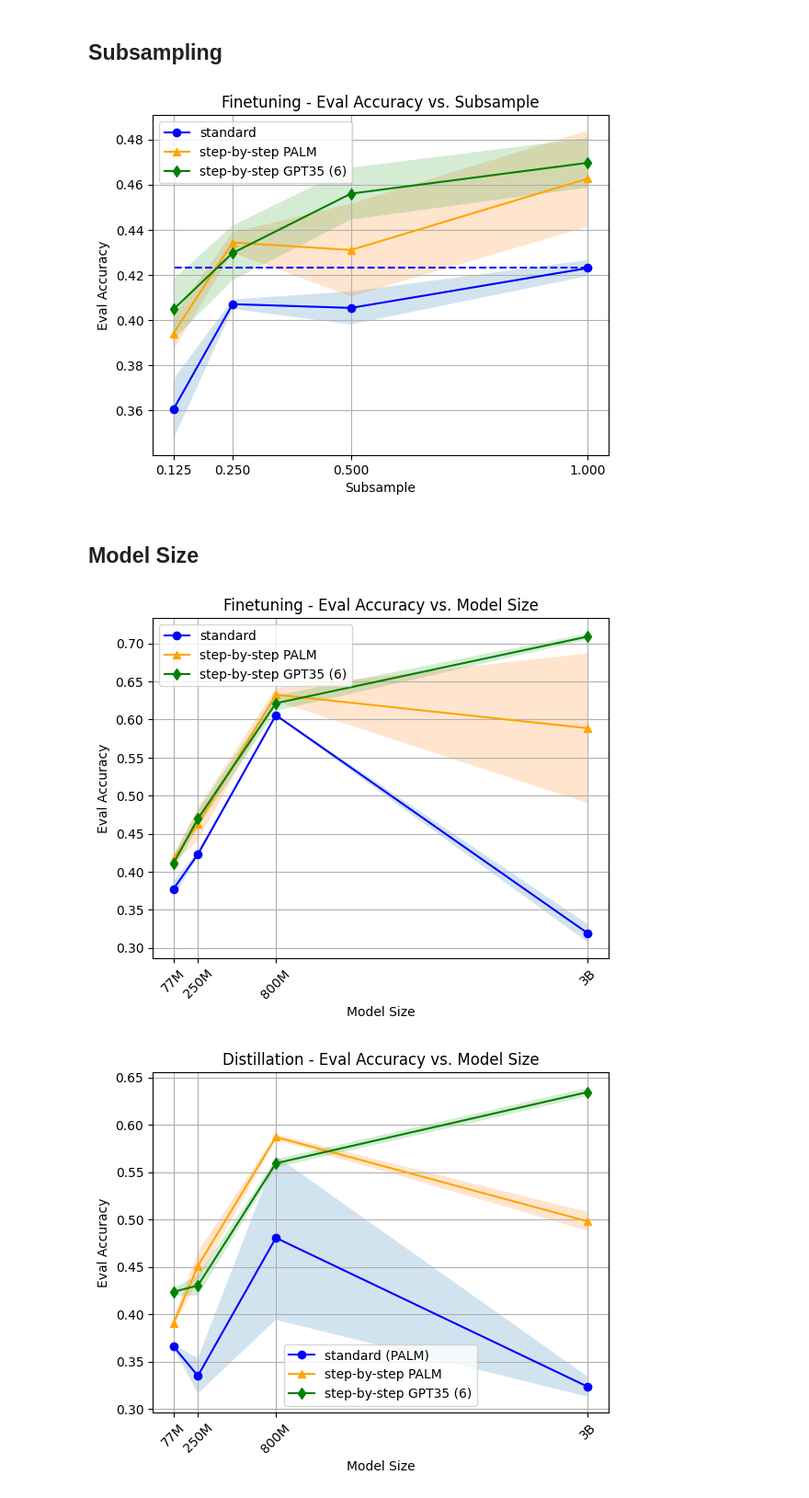
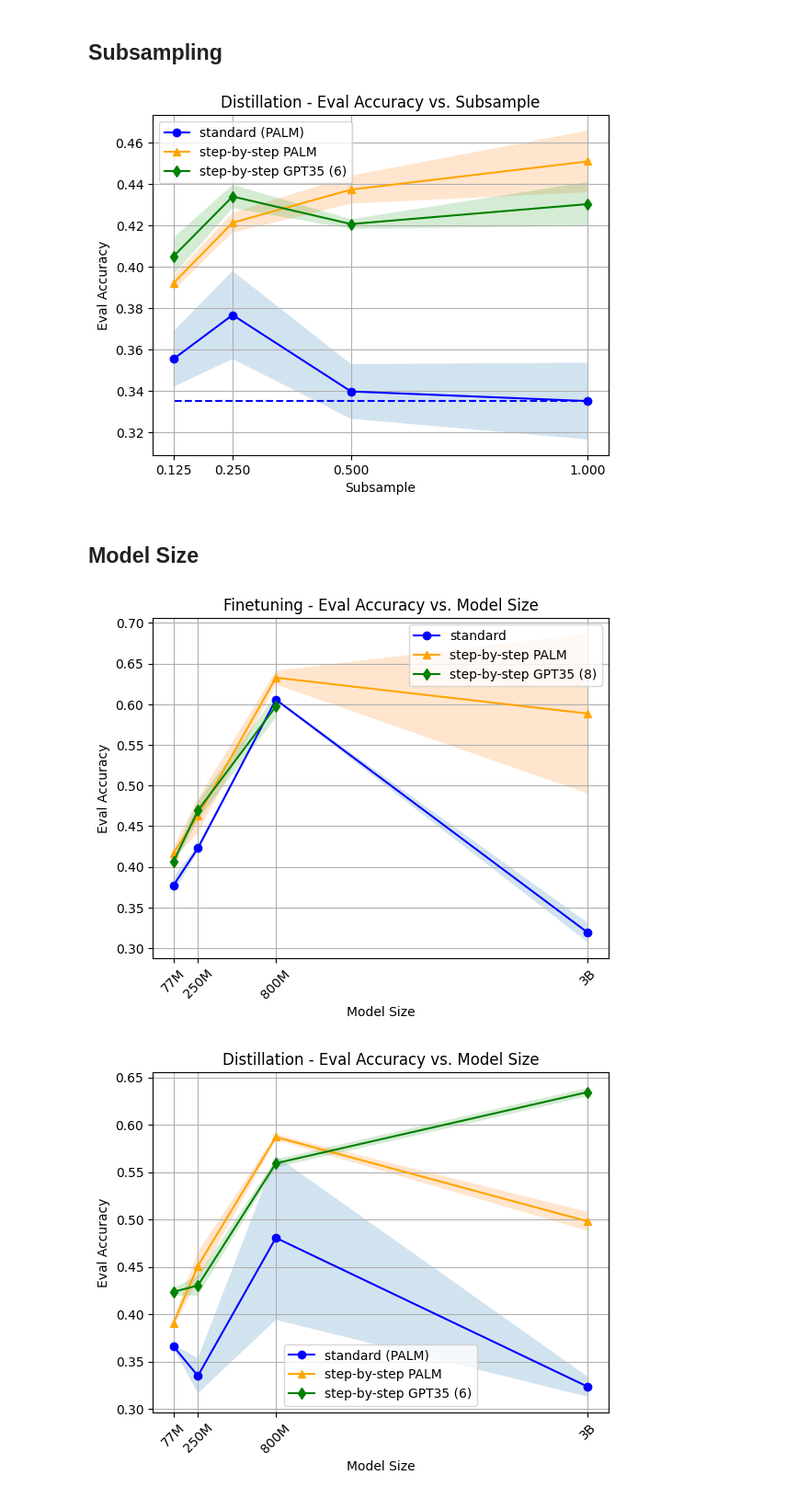
Before and after one commit to lukasvoege/ZeroShot-step-by-step-distillation, a Jupyter notebook: analytics.ipynb, the cells around one changed output. Shown: that part at 92% size. Cells and saved outputs as stored; diff of their text form; code cells hidden in the pictures.

```diff
--- a/analytics.ipynb
+++ b/analytics.ipynb
@@ -259,9 +259,9 @@ def subsampling_graph(experiments_data: pd.DataFrame, dataset: str, labels: bool
     ax.set_xlabel("Subsample")
     ax.legend()
 # %%
-subsampling_graph(experiments, dataset="anli1", labels=True, prompt_mix=6, distill_labels="palm")
+subsampling_graph(experiments, dataset="anli1", labels=False, prompt_mix=6, distill_labels="palm")
 # %% [output]
-[figure, old version]
+[figure, new version]
 # %% [markdown]
 ## Model Size
 # %%
@@ -327,9 +327,9 @@ def modelsize_graph(experiments_data: pd.DataFrame, dataset: str, labels: bool,
     ax.set_xlabel("Model Size")
     ax.legend()
 # %%
-modelsize_graph(experiments, dataset="anli1", labels=True, prompt_mix=6, distill_labels="palm")
+modelsize_graph(experiments, dataset="anli1", labels=True, prompt_mix=8, distill_labels="palm")
 # %% [output]
-[figure, old version]
+[figure, new version]
 # %%
 modelsize_graph(experiments, dataset="anli1", labels=False, prompt_mix=6, distill_labels="palm")
 # %% [output]
```
Also changed, not shown: 3 other files.
